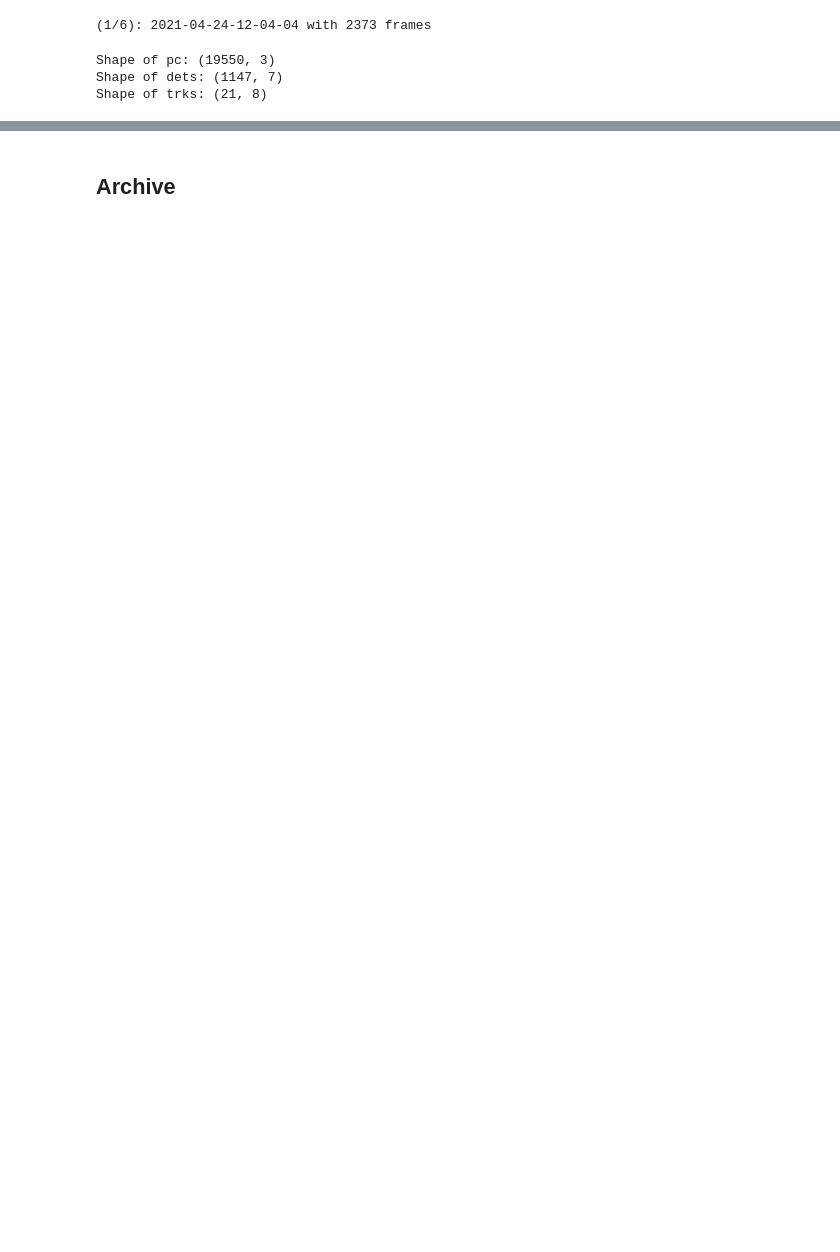
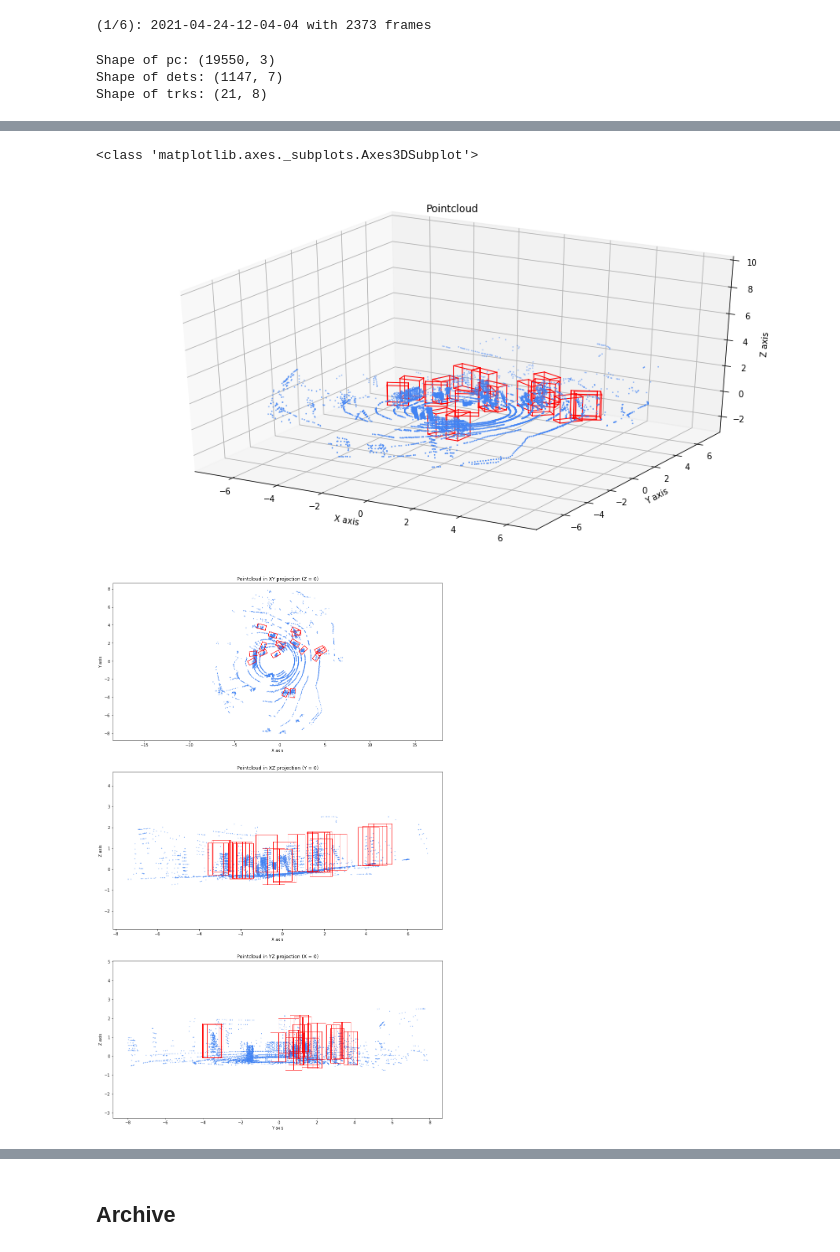
Before and after one commit to epfl-lasa/crowdbot-evaluation-tools, a Jupyter notebook: qolo/viz_img_2d.ipynb, the cells around one changed output, grey strips where cells are left out. Cells and saved outputs as stored; diff of their text form; code cells hidden in the pictures; blank space fills up the shorter version.

Commit message:
finish steo one of viz in 2d with detection, traj, and colorbar

```diff
--- a/qolo/viz_img_2d.ipynb
+++ b/qolo/viz_img_2d.ipynb
@@ -69,14 +84,15 @@ colors = {
 }
 
 gs_blue = (66.0 / 256, 133.0 / 256, 244.0 / 256)
+gs_blue = np.array(gs_blue).reshape(1,3)
 gs_red = (234.0 / 256, 68.0 / 256, 52.0 / 256)
 gs_yellow = (251.0 / 256, 188.0 / 256, 4.0 / 256)
 gs_green = (52.0 / 256, 168.0 / 256, 83.0 / 256)
 gs_orange = (255.0 / 256, 109.0 / 256, 1.0 / 256)
 gs_blue_light = (70.0 / 256, 189.0 / 256, 196.0 / 256)
 
-axes_limits = [
-    [-20, 80], # X axis range
+default_axes_limits = [
+    [-20, 20], # X axis range
     [-20, 20], # Y axis range
     [-3, 10]   # Z axis range
 ]
@@ -110,7 +139,7 @@ def update_limits(pc, axes_limits):
     ]
     return new_axes_limits
 # %%
-def draw_box(pyplot_axis, vertices, axes=[0, 1, 2], color='black'):
+def draw_box(pyplot_axis, vertices, axes=[0, 1, 2], color='black', lw=1):
     """
     Draws a bounding 3D box in a pyplot axis.
 
@@ -128,4 +157,4 @@ def draw_box(pyplot_axis, vertices, axes=[0, 1, 2], color='black'):
         [0, 4], [1, 5], [2, 6], [3, 7]  # Connections between upper and lower planes
     ]
     for connection in connections:
-        pyplot_axis.plot(*vertices[:, connection], c=color, lw=0.5)
+        pyplot_axis.plot(*vertices[:, connection], c=color, lw=lw)
@@ -275,30 +462,3 @@ pshape(trks)
 Shape of pc: (19550, 3)
 Shape of dets: (1147, 7)
 Shape of trks: (21, 8)
-# %%
-boxes = trks
-filtering = True
-filter_dist = 8
-verbose = False
-
-if filtering:
-    pc = filter_pointcloud_distance(pc, filter_dist, verbose)
-
-ids = boxes[:, -1]
-# boxes = boxes[:, :-1]
-
-if len(boxes):
-    if filtering:
-        boxes = filter_detection_tracking_res(boxes, filter_dist, verbose)
-    # from detection
-    if boxes.shape[1] == 7:
-        corners_xyz = boxes3d_to_corners3d_lidar(boxes, bottom_center=False)
-    # from tracking
-    elif boxes.shape[1] == 8:
-        ids = boxes[:, -1]
-        boxes = boxes[:, :-1]
-        corners_xyz = boxes3d_to_corners3d_lidar(boxes, bottom_center=False)
-
-fig3d, fig_proj, ax3d, ax_proj = display_frame(pc, axes_limits=get_limits(pc), bbox3d=corners_xyz)
-fig_proj.savefig('test_proj.png', bbox_inches='tight')
-# fig3d.savefig('test_3d.png', bbox_inches='tight')
@@ -310,0 +465,11 @@ plt.show()
+# %%
+fig3d, fig_proj, ax3d, ax_proj = display_frame_all(
+    pc, axes_limits=axes_limits, bbox=trks,
+)
+fig_proj.savefig('test_proj.png', bbox_inches='tight')
+fig3d.savefig('test_3d.png', bbox_inches='tight')
+plt.show()
+# %% [output]
+<class 'matplotlib.axes._subplots.Axes3DSubplot'>
+[figure, added]
+[figure, added]
```
Also changed, not shown: parts of 22 cells of this notebook, 2 other files.
